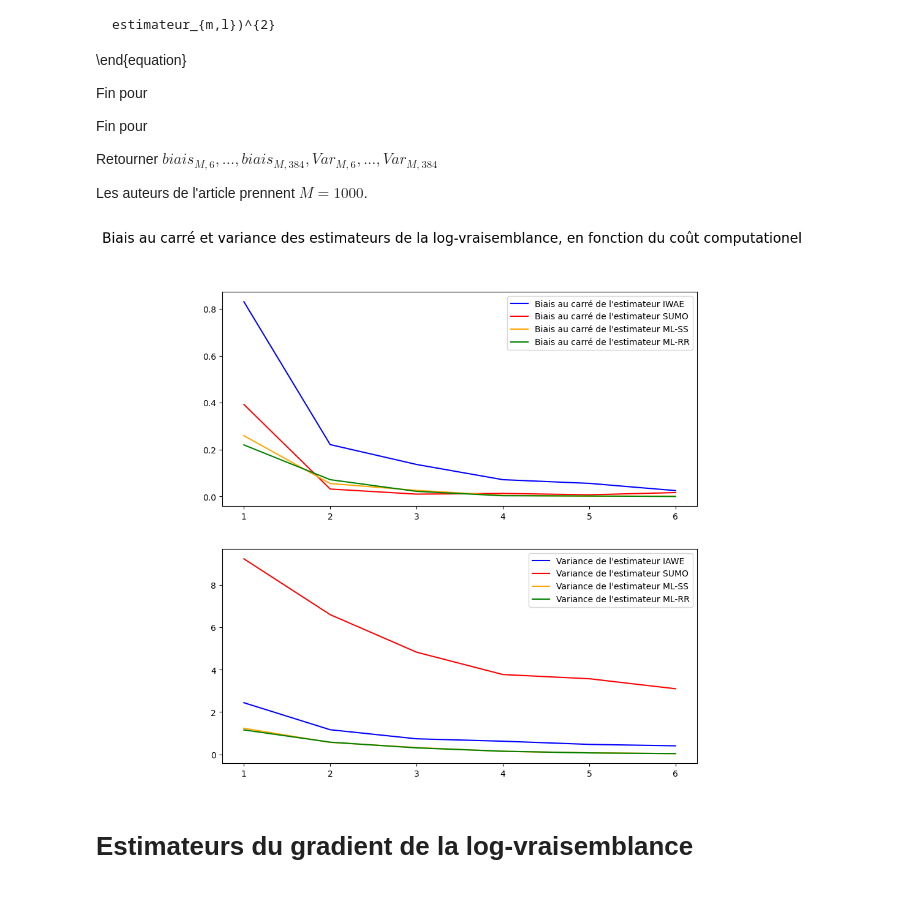
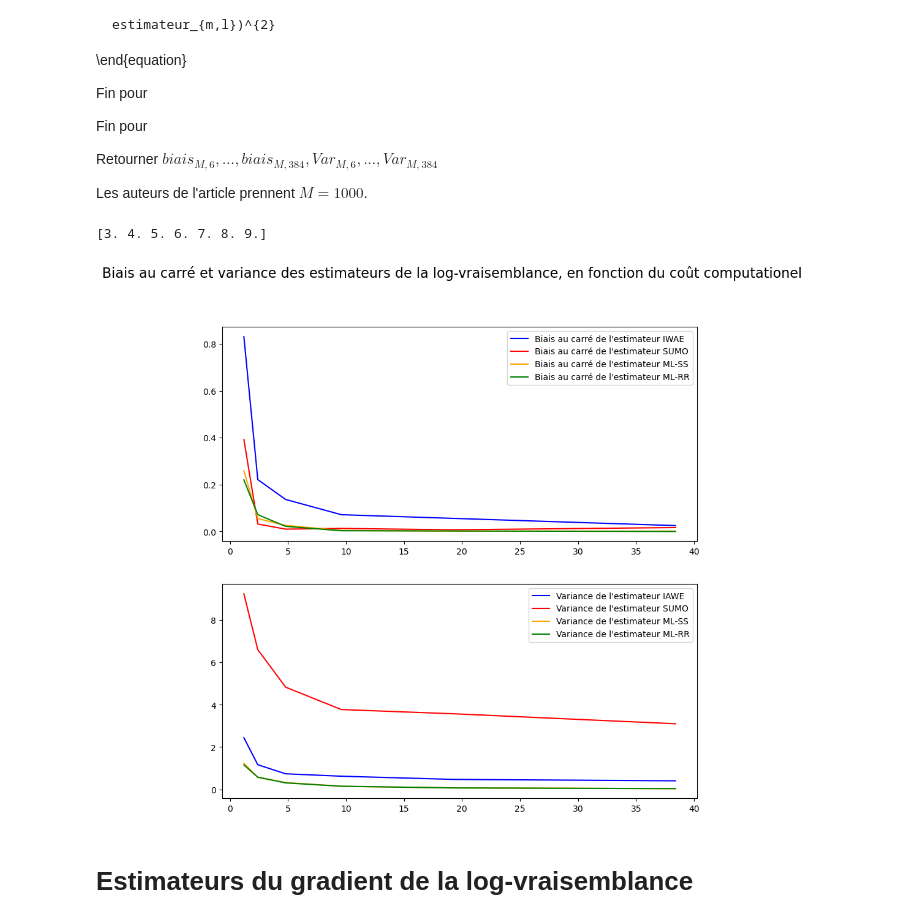
Before and after one commit to yanisrem/Simulation_and_Monte_Carlo_methods_project, a Jupyter notebook: main.ipynb, the cells around one changed output. Saved outputs shown, nothing was run; the diff lists cells and outputs as text; code cells hidden in the pictures.

```diff
--- a/main.ipynb
+++ b/main.ipynb
@@ -91,6 +106,13 @@ Fin pour
 Retourner $biais_{M,6}, ..., biais_{M,384}, Var_{M,6}, ..., Var_{M,384}$
 
 Les auteurs de l'article prennent $M=1000$.
+# %%
+list_couts=[c for c in range(6, 385)]
+list_l=np.array([(np.log(c/0.3)/np.log(2)-1) for c in list_couts])
+list_l=np.unique(np.around(list_l))
+print(list_l)
+# %% [output]
+[3. 4. 5. 6. 7. 8. 9.]
 # %%
 def procedure_MC_logvraisemblance(M, L, x, theta, A, b):
 
@@ -104,7 +126,7 @@ def procedure_MC_logvraisemblance(M, L, x, theta, A, b):
     var_SS_M={}
     var_RR_M={}
 
-    l=1
+    l=3
     while l<=L:
         m=1
         estimations_IWAE_M_l=np.array([])
@@ -183,3 +174,12 @@ biais_IWAE_M, biais_SUMO_M, biais_SS_M, biais_RR_M, var_IWAE_M, var_SUMO_M, var_
+# %%
+np.random.seed(8554)
+
+biais_IWAE_M, biais_SUMO_M, biais_SS_M, biais_RR_M, var_IWAE_M, var_SUMO_M, var_SS_M, var_RR_M = procedure_MC_logvraisemblance(M=1000,
+                                                                                                                               L=9,
+                                                                                                                               x=x,
+                                                                                                                               theta=theta,
+                                                                                                                               A=A,
+                                                                                                                               b=b)
 # %%
 sorted_biais_IWAE_M = sorted(biais_IWAE_M.items())
 sorted_biais_SUMO_M = sorted(biais_SUMO_M.items())
@@ -187,42 +187,44 @@ sorted_biais_SS_M = sorted(biais_SS_M.items())
 sorted_biais_RR_M = sorted(biais_RR_M.items())
 
 sorted_var_IWAE_M = sorted(var_IWAE_M.items())
 sorted_var_SUMO_M = sorted(var_SUMO_M.items())
 sorted_var_SS_M = sorted(var_SS_M.items())
 sorted_var_RR_M = sorted(var_RR_M.items())
 
 l, biais_IAWE = zip(*sorted_biais_IWAE_M)
 l, biais_SUMO = zip(*sorted_biais_SUMO_M)
 l, biais_SS = zip(*sorted_biais_SS_M)
 l, biais_RR = zip(*sorted_biais_RR_M)
 
 l, var_IAWE = zip(*sorted_var_IWAE_M)
 l, var_SUMO = zip(*sorted_var_SUMO_M)
 l, var_SS = zip(*sorted_var_SS_M)
 l, var_RR = zip(*sorted_var_RR_M)
 
 fig, axs = plt.subplots(2,1, figsize=(10, 10))
 
-axs[0].plot(l, np.square(biais_IAWE), 'b', label="Biais au carré de l'estimateur IWAE", color="blue")
-axs[0].plot(l, np.square(biais_SUMO), 'b', label="Biais au carré de l'estimateur SUMO", color="red")
-axs[0].plot(l, np.square(biais_SS), 'b', label="Biais au carré de l'estimateur ML-SS", color="orange")
-axs[0].plot(l, np.square(biais_RR), 'b', label="Biais au carré de l'estimateur ML-RR", color="green")
+list_c=[0.3*2**(k+1) for k in l]
+
+axs[0].plot(list_c, np.square(biais_IAWE), 'b', label="Biais au carré de l'estimateur IWAE", color="blue")
+axs[0].plot(list_c, np.square(biais_SUMO), 'b', label="Biais au carré de l'estimateur SUMO", color="red")
+axs[0].plot(list_c, np.square(biais_SS), 'b', label="Biais au carré de l'estimateur ML-SS", color="orange")
+axs[0].plot(list_c, np.square(biais_RR), 'b', label="Biais au carré de l'estimateur ML-RR", color="green")
 
 axs[0].legend()
 
 fig.suptitle('Biais au carré et variance des estimateurs de la log-vraisemblance, en fonction du coût computationel', fontsize=16)
 
-axs[1].plot(l, var_IAWE, 'b', label="Variance de l'estimateur IAWE", color="blue")
-axs[1].plot(l, var_SUMO, 'b', label="Variance de l'estimateur SUMO", color="red")
-axs[1].plot(l, var_SS, 'b', label="Variance de l'estimateur ML-SS", color="orange")
-axs[1].plot(l, var_RR, 'b', label="Variance de l'estimateur ML-RR", color="green")
+axs[1].plot(list_c, var_IAWE, 'b', label="Variance de l'estimateur IAWE", color="blue")
+axs[1].plot(list_c, var_SUMO, 'b', label="Variance de l'estimateur SUMO", color="red")
+axs[1].plot(list_c, var_SS, 'b', label="Variance de l'estimateur ML-SS", color="orange")
+axs[1].plot(list_c, var_RR, 'b', label="Variance de l'estimateur ML-RR", color="green")
 
 
 axs[1].legend()
 
 plt.show()
 # %% [output]
-[figure, old version]
+[figure, new version]
 # %% [markdown]
 # Estimateurs du gradient de la log-vraisemblance
 # %% [markdown]
```
Also changed, not shown: parts of 12 cells of this notebook, 1 other file.
